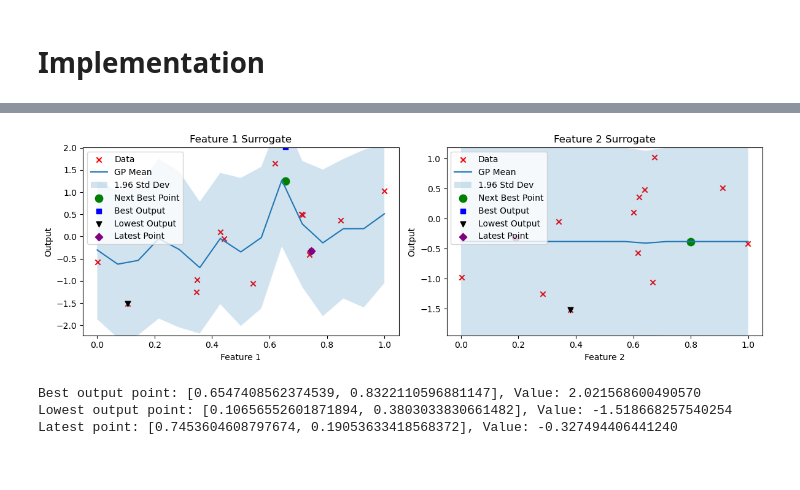
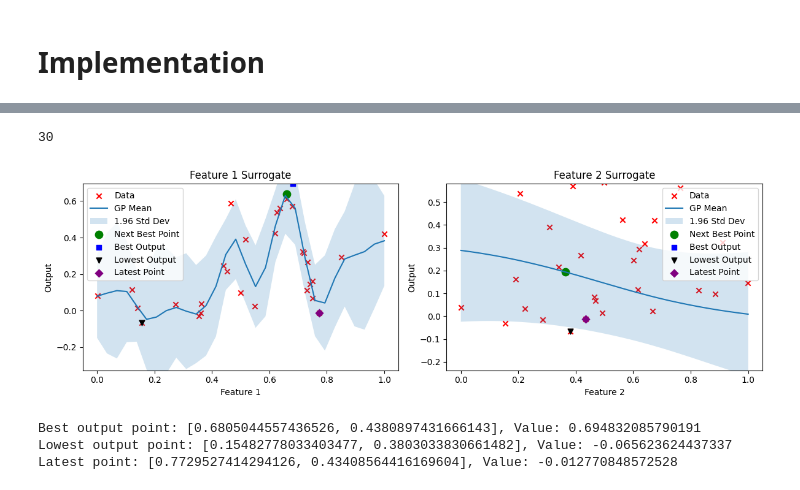
Before and after one commit to Alerdo/BlackBox-Bayesian_Optimisation, a Jupyter notebook: initial_data/0.0 notebooks/f2_optimisation.ipynb, the cells around one changed output, grey strips where cells are left out. Cells and saved outputs as stored; diff of their text form; code cells hidden in the pictures.

```diff
--- a/initial_data/0.0 notebooks/f2_optimisation.ipynb
+++ b/initial_data/0.0 notebooks/f2_optimisation.ipynb
@@ -754,3 +709,18 @@ y_final  = f1_out_standardized
+# %%
+x_best = np.array([0.68050446 0.43808974])
+
+percent_range = 0.02  # 2% range
+
+# Compute bounds
+lower_bounds = np.clip(x_best * (1 - percent_range), 0.0, 1.0)
+upper_bounds = np.clip(x_best * (1 + percent_range), 0.0, 1.0)
+
+bounds = list(zip(lower_bounds, upper_bounds))
+
+# Display bounds
+print("Refined bounds around best input:")
+for i, (low, high) in enumerate(bounds):
+    print(f"Feature {i+1}: ({low:.6f}, {high:.6f})")
 # %% [markdown]
 ###### Context
 - Below I am following anotherstrategy where I am tranforming the y and optimising the kernel at the same time, this is giving me a better fit to the data, but also a LML(which was the reason why I decided to investigate a new strategy).
@@ -1181,7 +772,7 @@ from pymoo.optimize import minimize
 from scipy.interpolate import griddata
 from pymoo.core.problem import Problem
 from sklearn.gaussian_process import GaussianProcessRegressor
-from sklearn.gaussian_process.kernels import ConstantKernel, RationalQuadratic, WhiteKernel, RBF
+from sklearn.gaussian_process.kernels import ConstantKernel as C, RationalQuadratic, WhiteKernel, RBF
 
 class HEBOOptimizer:
     def __init__(self, bounds, initial_X=None, initial_y=None,
@@ -1199,10 +790,8 @@ class HEBOOptimizer:
         self.y = initial_y
         noise_level = max(noise_factor * np.var(x_final), 1e-8)
         # Configure GP kernel
-        self.kernel = (
-            C(1.0) * (Matern([0.5, 0.2], nu=1.5) + RBF([0.5, 0.2], length_scale_bounds=(1e-8, 10)))
-                    + WhiteKernel(6.845797612820619e-05, noise_level_bounds=(1e-8, 1))
-        )
+        self.kernel = C(1.0) * Matern([0.2, 1e8], nu=1.5, length_scale_bounds=(1e-8, 10)) \
+              + WhiteKernel(6.845797612820619e-05, noise_level_bounds=(1e-8, 1))
 
     def _fit_gp(self, kernel=None):
         if kernel is None:
@@ -1285,20 +874,24 @@ class HEBOOptimizer:
         self.y = np.concatenate([self.y, np.atleast_1d(y_new)])
 
 
-## Change this depending if the input is normalised/tranformed or not
-def get_dynamic_bounds(x_final):
-    return [(0, 1) if np.all((x >= 0) & (x <= 1)) else (x.min(), x.max()) for x in x_final.T]
-
-bounds = get_dynamic_bounds(x_final)
-
+def get_bayesian_bounds(x_final):
+    """
+    Given a 2D array x_final (N rows, d features),
+    returns a list of (min, max) tuples for each feature
+    to serve as bounds in Bayesian optimization.
+    """
+    min_vals = np.min(x_final, axis=0)
+    max_vals = np.max(x_final, axis=0)
+    return [(low, high) for low, high in zip(min_vals, max_vals)]
+bounds = get_bayesian_bounds(x_final)
 
 hebo = HEBOOptimizer(
     bounds=bounds,
     initial_X=x_final,
     initial_y=y_final,
     beta = 1,      # Controls exploration in UCB: Higher β explores more, Lower β exploits more
-    xi = 0.5, # Increases exploration in noisy areas, expanding search range# Adjusts the stochastic mean: Higher ξ favors noisier, uncertain regions
-    epsilon = 0.1 # # Exploration probabiselflity: Higher ε increases random sampling
+    xi = 0.01, # Increases exploration in noisy areas, expanding search range# Adjusts the stochastic mean: Higher ξ favors noisier, uncertain regions
+    epsilon = 0.08 # # Exploration probabiselflity: Higher ε increases random sampling
 )
 
 # 3. Get next candidate point
@@ -1453,3 +1057,7 @@ Latest point: [0.74536046 0.19053633], Value: -0.327494406441240
+# %%
+len(f1_inp)
+# %% [output]
+30
 # %%
 
 
@@ -1528,38 +1136,38 @@ def plot_gp_slices_clamped(hebo, f1_inp, f1_out, beta=1.96, n_points=100, kernel
 
         # Mark next best point
         ax.scatter(next_point[i], y_next_dim, color='green', s=80, marker='o', label='Next Best Point')
 
         # Mark best, lowest, and latest points
         ax.scatter(f1_inp[best_idx, i], f1_out[best_idx], color='blue', s=40, marker='s', label='Best Output')
         ax.scatter(f1_inp[low_idx, i], f1_out[low_idx], color='black', s=40, marker='v', label='Lowest Output')
         ax.scatter(f1_inp[latest_idx, i], f1_out[latest_idx], color='purple', s=40, marker='D', label='Latest Point')
 
         ax.set_title(f'Feature {i+1} Surrogate')
         ax.set_xlabel(f'Feature {i+1}')
         ax.set_ylabel('Output')
         ax.legend()
         ax.set_ylim([y_low, y_high])  # Apply clamping
 
     # Hide any extra subplots
     for j in range(i+1, len(axes)):
         axes[j].set_visible(False)
 
     plt.tight_layout()
     plt.show()
 
     # Print next best point details
     print(f"Best output point: {f1_inp[best_idx].tolist()}, Value: {f1_out[best_idx].item():.15f}")
     print(f"Lowest output point: {f1_inp[low_idx].tolist()}, Value: {f1_out[low_idx].item():.15f}")
     print(f"Latest point: {f1_inp[latest_idx].tolist()}, Value: {f1_out[latest_idx].item():.15f}")
 
 
 # ✅ **Now call the function with HEBO**
-plot_gp_slices_clamped(hebo, x_final, y_final, beta=1.96, n_points=15)
+plot_gp_slices_clamped(hebo, x_final, y_final, beta=1.96, n_points=30)
 # %% [output]
-[figure, old version]
+[figure, new version]
-Best output point: [0.6547408562374539, 0.8322110596881147], Value: 2.021568600490570
-Lowest output point: [0.10656552601871894, 0.3803033830661482], Value: -1.518668257540254
-Latest point: [0.7453604608797674, 0.19053633418568372], Value: -0.327494406441240
+Best output point: [0.6805044557436526, 0.4380897431666143], Value: 0.694832085790191
+Lowest output point: [0.15482778033403477, 0.3803033830661482], Value: -0.065623624437337
+Latest point: [0.7729527414294126, 0.43408564416169604], Value: -0.012770848572528
 # %%
 import matplotlib.pyplot as plt
 from mpl_toolkits.mplot3d import Axes3D  # For 3D projection
```
Also changed, not shown: parts of 28 cells of this notebook, 19 other files.
